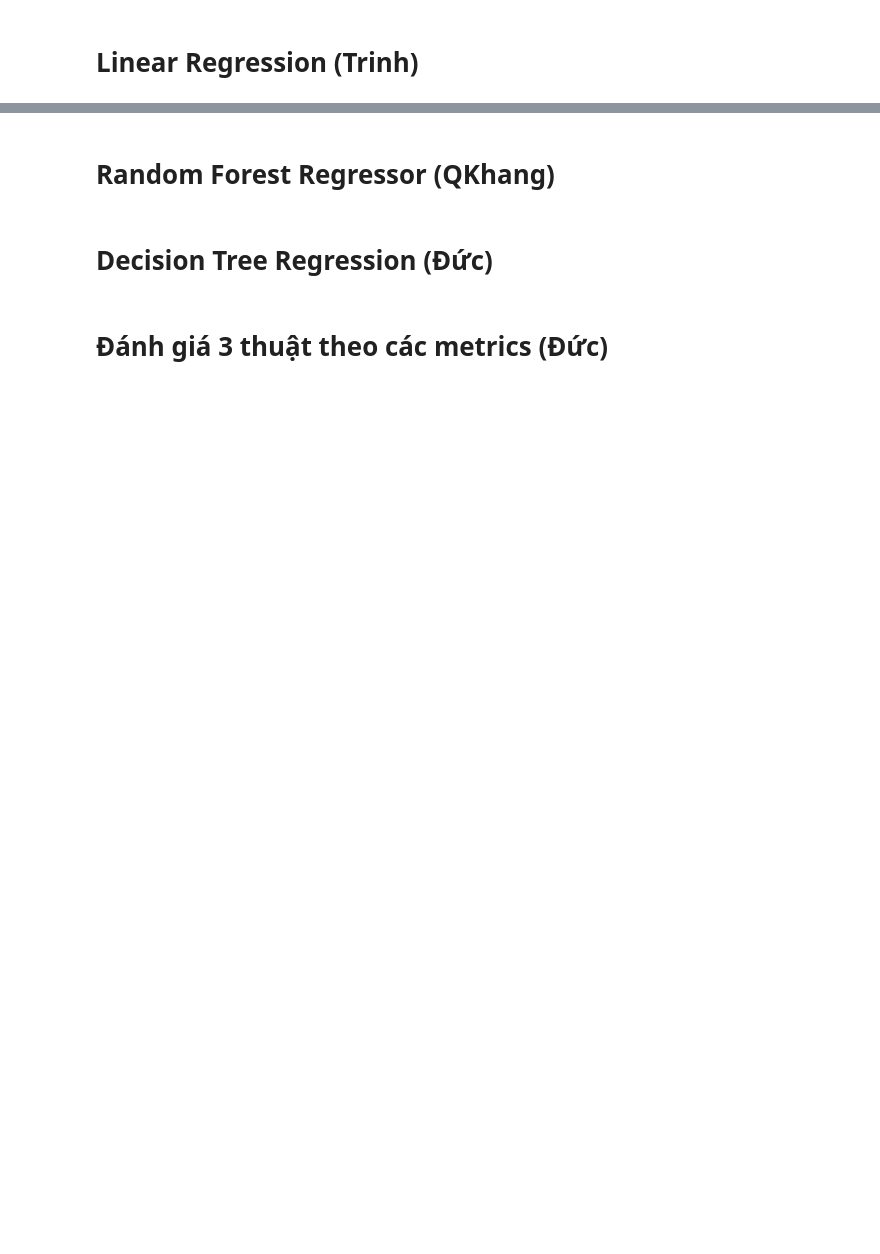
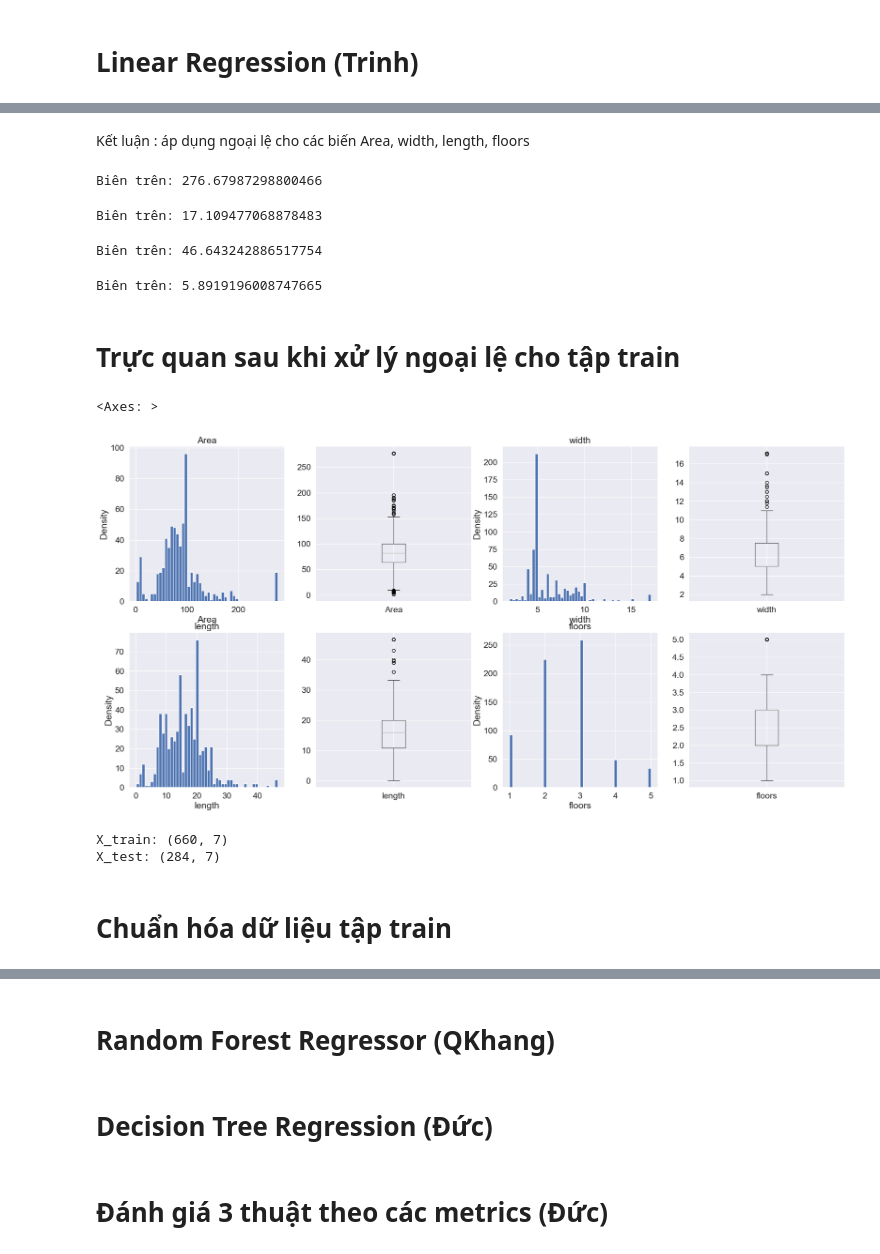
Before and after one commit to Truongquangkhang/Real_estate_in_DaNang, a Jupyter notebook: Khang/Feature_engineering.ipynb, the cells around one changed output, grey strips where cells are left out. Cells and saved outputs as stored; diff of their text form; code cells hidden in the pictures; blank space fills up the shorter version.

```diff
--- a/Khang/Feature_engineering.ipynb
+++ b/Khang/Feature_engineering.ipynb
@@ -597,0 +758,78 @@ df.head(5)
+# %% [markdown]
+Kết luận : áp dụng ngoại lệ cho các biến Area, width, length, floors
+# %%
+# Áp dụng ngoại lệ lên tập train
+uppper_boundary=df_train['Area'].mean() + 3* df_train['Area'].std()
+print("Biên trên:",uppper_boundary)
+
+df_train.loc[(df_train.Area>uppper_boundary),'Area'] = uppper_boundary
+# %% [output]
+Biên trên: 276.67987298800466
+# %%
+uppper_boundary=df_train['width'].mean() + 3* df_train['width'].std()
+print("Biên trên:",uppper_boundary)
+df_train.loc[(df_train.width>uppper_boundary),'width'] = uppper_boundary
+# %% [output]
+Biên trên: 17.109477068878483
+# %%
+uppper_boundary=df_train['length'].mean() + 3* df_train['length'].std()
+print("Biên trên:",uppper_boundary)
+df_train.loc[(df_train.length>uppper_boundary),'length'] = uppper_boundary
+# %% [output]
+Biên trên: 46.643242886517754
+# %%
+uppper_boundary=df_train['floors'].mean() + 3* df_train['floors'].std()
+print("Biên trên:",uppper_boundary)
+
+df_train.loc[(df_train.floors>uppper_boundary),'floors']=int(uppper_boundary)
+# %% [output]
+Biên trên: 5.8919196008747665
+# %% [markdown]
+# Trực quan sau khi xử lý ngoại lệ cho tập train
+# %%
+plt.figure(figsize=(25,12))
+
+plt.subplot(2,4,1)
+figure = df_train.Area.hist(bins=50)
+figure.set_title('Area')
+figure.set_xlabel('Area')
+figure.set_ylabel('Density')
+plt.subplot(2,4,2)
+df_train.boxplot(column="Area")
+
+plt.subplot(2,4,3)
+figure = df_train.width.hist(bins=50)
+figure.set_title('width')
+figure.set_xlabel('width')
+figure.set_ylabel('Density')
+plt.subplot(2,4,4)
+df_train.boxplot(column="width")
+
+plt.subplot(2,4,5)
+figure = df_train.length.hist(bins=50)
+figure.set_title('length')
+figure.set_xlabel('length')
+figure.set_ylabel('Density')
+plt.subplot(2,4,6)
+df_train.boxplot(column="length")
+
+plt.subplot(2,4,7)
+figure = df_train.floors.hist(bins=50)
+figure.set_title('floors')
+figure.set_xlabel('floors')
+figure.set_ylabel('Density')
+plt.subplot(2,4,8)
+df_train.boxplot(column="floors")
+# %% [output]
+<Axes: >
+[figure, added]
+# %%
+# Có xử lý ngoại lệ
+X_train = df_train.copy()
+X_test = df_test.copy()
+
+print("X_train: {0}".format(X_train.shape))
+print("X_test: {0}".format(X_test.shape))
+# %% [output]
+X_train: (660, 7)
+X_test: (284, 7)
@@ -597,0 +839,2 @@ df.head(5)
+# %% [markdown]
+# Chuẩn hóa dữ liệu tập train
```
Also changed, not shown: parts of 39 cells of this notebook.
